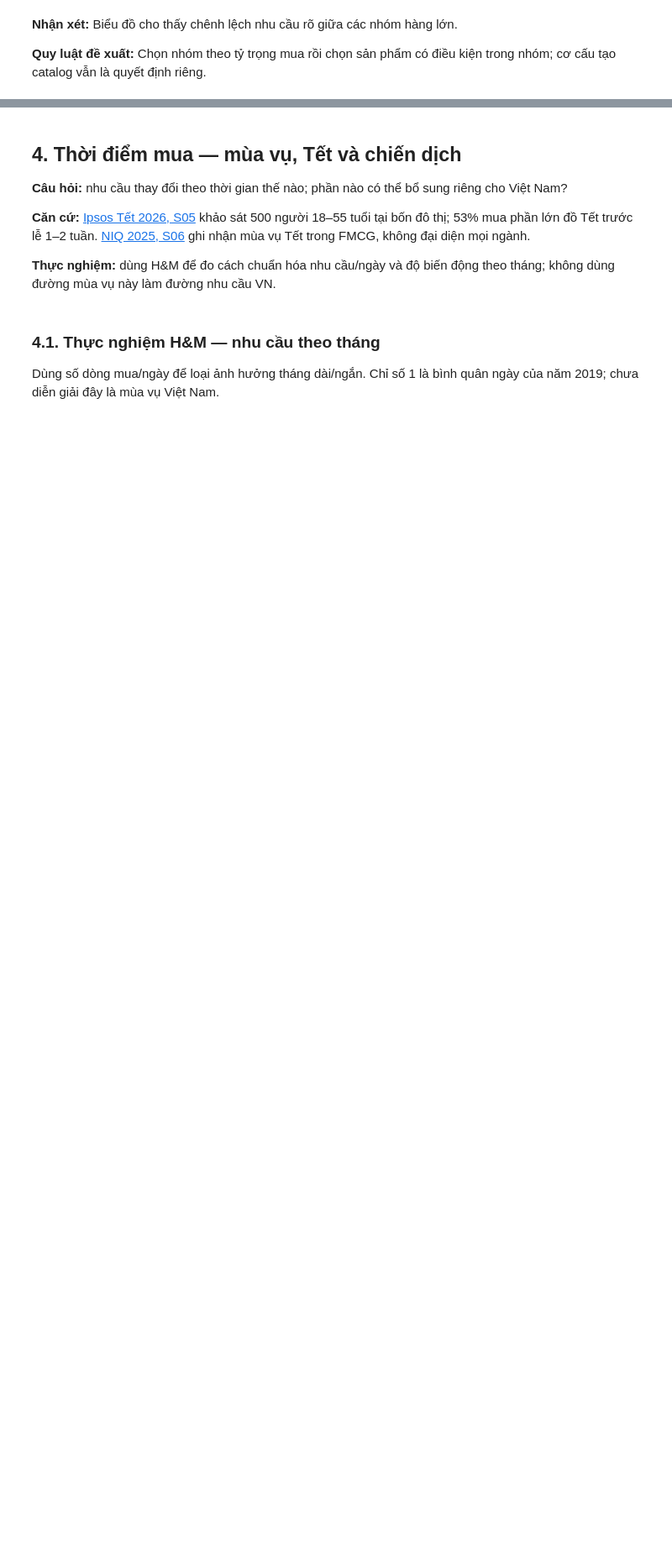
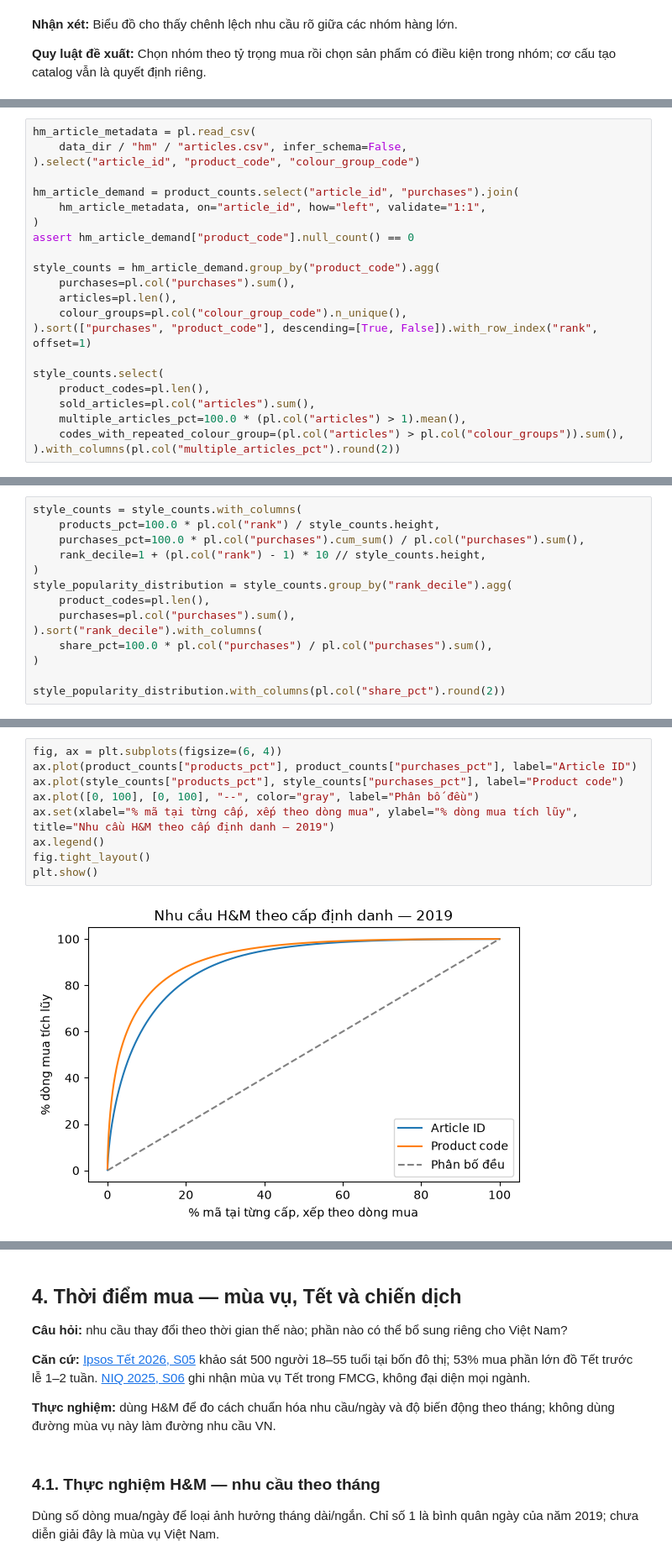
Before and after one commit to DanhTrannn/dk-ecommerce-data-platform, a Jupyter notebook: generator/notebooks/reference_datasets_eda.ipynb, the cells around one changed output, grey strips where cells are left out. Shown at 84% size. Drawn from its saved outputs; the diff is of its cells as text; blank space fills up the shorter version.

```diff
--- a/generator/notebooks/reference_datasets_eda.ipynb
+++ b/generator/notebooks/reference_datasets_eda.ipynb
@@ -929,0 +1103,22 @@ plt.show()
+# %%
+hm_article_metadata = pl.read_csv(
+    data_dir / "hm" / "articles.csv", infer_schema=False,
+).select("article_id", "product_code", "colour_group_code")
+
+hm_article_demand = product_counts.select("article_id", "purchases").join(
+    hm_article_metadata, on="article_id", how="left", validate="1:1",
+)
+assert hm_article_demand["product_code"].null_count() == 0
+
+style_counts = hm_article_demand.group_by("product_code").agg(
+    purchases=pl.col("purchases").sum(),
+    articles=pl.len(),
+    colour_groups=pl.col("colour_group_code").n_unique(),
+).sort(["purchases", "product_code"], descending=[True, False]).with_row_index("rank", offset=1)
+
+style_counts.select(
+    product_codes=pl.len(),
+    sold_articles=pl.col("articles").sum(),
+    multiple_articles_pct=100.0 * (pl.col("articles") > 1).mean(),
+    codes_with_repeated_colour_group=(pl.col("articles") > pl.col("colour_groups")).sum(),
+).with_columns(pl.col("multiple_articles_pct").round(2))
@@ -929,0 +1132,14 @@ plt.show()
+# %%
+style_counts = style_counts.with_columns(
+    products_pct=100.0 * pl.col("rank") / style_counts.height,
+    purchases_pct=100.0 * pl.col("purchases").cum_sum() / pl.col("purchases").sum(),
+    rank_decile=1 + (pl.col("rank") - 1) * 10 // style_counts.height,
+)
+style_popularity_distribution = style_counts.group_by("rank_decile").agg(
+    product_codes=pl.len(),
+    purchases=pl.col("purchases").sum(),
+).sort("rank_decile").with_columns(
+    share_pct=100.0 * pl.col("purchases") / pl.col("purchases").sum(),
+)
+
+style_popularity_distribution.with_columns(pl.col("share_pct").round(2))
@@ -929,0 +1162,11 @@ plt.show()
+# %%
+fig, ax = plt.subplots(figsize=(6, 4))
+ax.plot(product_counts["products_pct"], product_counts["purchases_pct"], label="Article ID")
+ax.plot(style_counts["products_pct"], style_counts["purchases_pct"], label="Product code")
+ax.plot([0, 100], [0, 100], "--", color="gray", label="Phân bố đều")
+ax.set(xlabel="% mã tại từng cấp, xếp theo dòng mua", ylabel="% dòng mua tích lũy", title="Nhu cầu H&M theo cấp định danh — 2019")
+ax.legend()
+fig.tight_layout()
+plt.show()
+# %% [output]
+[figure, added]
```
Also changed, not shown: parts of 28 cells of this notebook, 7 other files.
